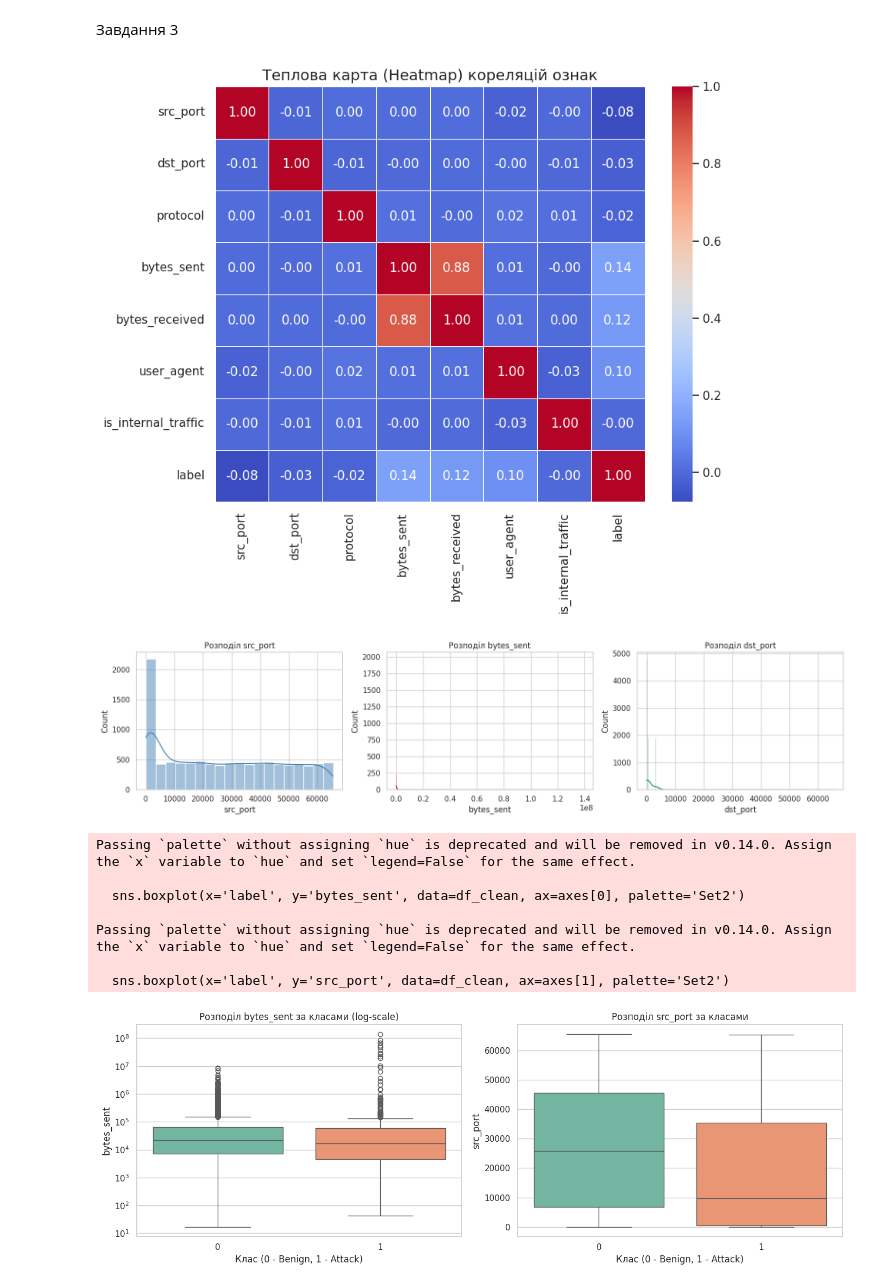
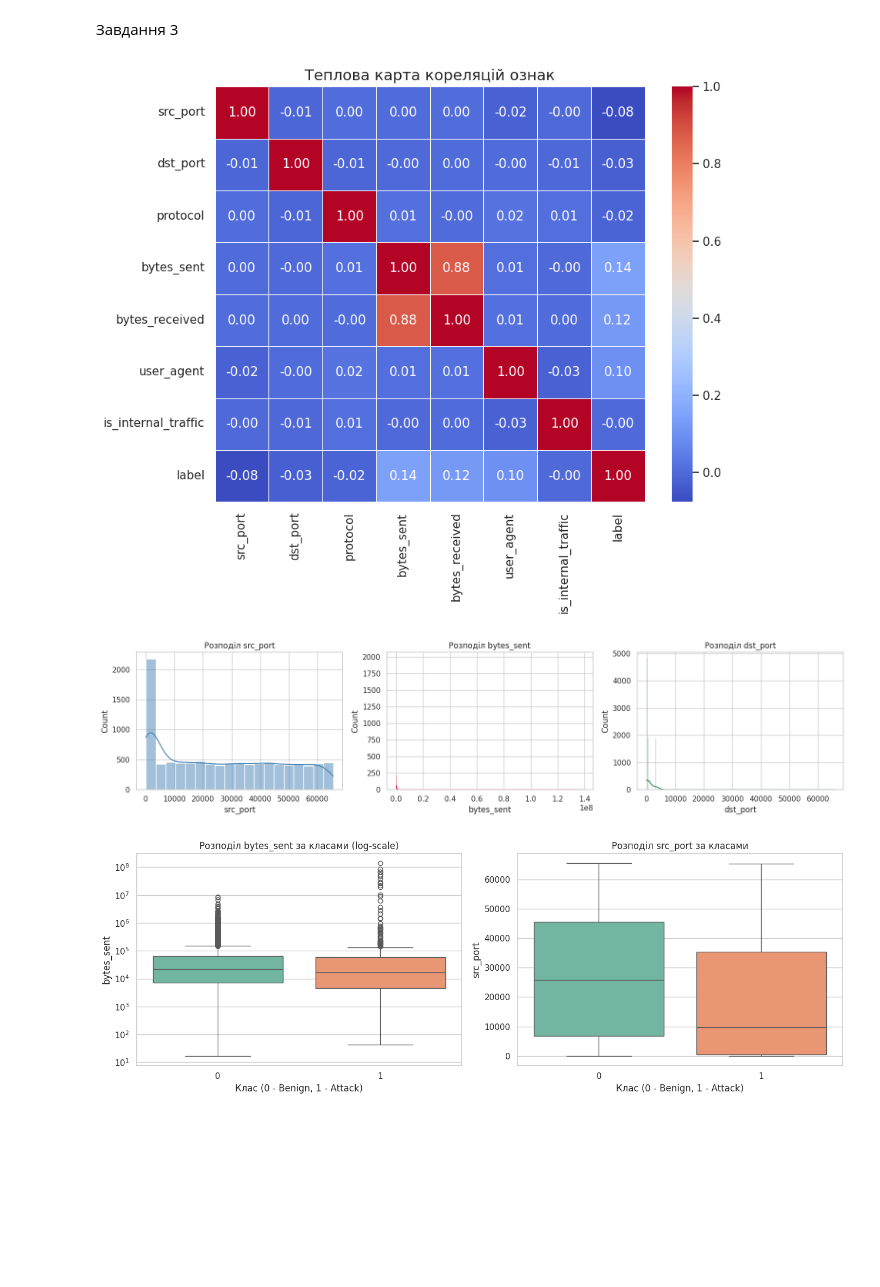
Before and after one commit to smir-nat/IAD-Practicals, a Jupyter notebook: lab1/1_1_Intro_to_Python.ipynb, the cells around one changed output. Drawn from its saved outputs; the diff is of its cells as text; code cells hidden in the pictures; blank space fills up the shorter version.

```diff
--- a/lab1/1_1_Intro_to_Python.ipynb
+++ b/lab1/1_1_Intro_to_Python.ipynb
@@ -98,53 +98,61 @@ dtype: object
 # %%
 import matplotlib.pyplot as plt
 import seaborn as sns
-
 sns.set_theme(style="whitegrid")
 
 # 1. Heatmap кореляцій
 plt.figure(figsize=(9, 7))
 corr = df_clean.corr()
 sns.heatmap(corr, annot=True, cmap='coolwarm', fmt=".2f", linewidths=0.5)
-plt.title("Теплова карта (Heatmap) кореляцій ознак", fontsize=14)
+plt.title("Теплова карта кореляцій ознак", fontsize=14)
 plt.show()
 
-# 2. Гістограми розподілу найбільш показових ознак
+# 2. Гістограми розподілу числових ознак
 fig, axes = plt.subplots(1, 3, figsize=(16, 4))
 sns.histplot(df_clean['src_port'], kde=True, ax=axes[0], color='steelblue')
 axes[0].set_title('Розподіл src_port')
 
 sns.histplot(df_clean['bytes_sent'], kde=True, ax=axes[1], color='crimson')
 axes[1].set_title('Розподіл bytes_sent')
 
 sns.histplot(df_clean['dst_port'], kde=True, ax=axes[2], color='seagreen')
 axes[2].set_title('Розподіл dst_port')
 plt.tight_layout()
 plt.show()
 
-# 3. Boxplot-и ознак відносно цільової змінної (label)
+# 3. Boxplot-и ознак відносно цільової змінної
 fig, axes = plt.subplots(1, 2, figsize=(14, 5))
 
 # Boxplot для bytes_sent
-sns.boxplot(x='label', y='bytes_sent', data=df_clean, ax=axes[0], palette='Set2')
+sns.boxplot(
+    x='label',
+    y='bytes_sent',
+    hue='label',
+    data=df_clean,
+    ax=axes[0],
+    palette='Set2',
+    legend=False
+)
 axes[0].set_yscale('log')
 axes[0].set_title('Розподіл bytes_sent за класами (log-scale)')
 axes[0].set_xlabel('Клас (0 - Benign, 1 - Attack)')
 
 # Boxplot для src_port
-sns.boxplot(x='label', y='src_port', data=df_clean, ax=axes[1], palette='Set2')
+sns.boxplot(
+    x='label',
+    y='src_port',
+    hue='label',
+    data=df_clean,
+    ax=axes[1],
+    palette='Set2',
+    legend=False
+)
 axes[1].set_title('Розподіл src_port за класами')
 axes[1].set_xlabel('Клас (0 - Benign, 1 - Attack)')
 
 plt.tight_layout()
 plt.show()
 # %% [output]
-[figure, old version]
+[figure, new version]
 [figure]
-Passing `palette` without assigning `hue` is deprecated and will be removed in v0.14.0. Assign the `x` variable to `hue` and set `legend=False` for the same effect.
-
-  sns.boxplot(x='label', y='bytes_sent', data=df_clean, ax=axes[0], palette='Set2')
-
-Passing `palette` without assigning `hue` is deprecated and will be removed in v0.14.0. Assign the `x` variable to `hue` and set `legend=False` for the same effect.
-
-  sns.boxplot(x='label', y='src_port', data=df_clean, ax=axes[1], palette='Set2')
 [figure]
```
